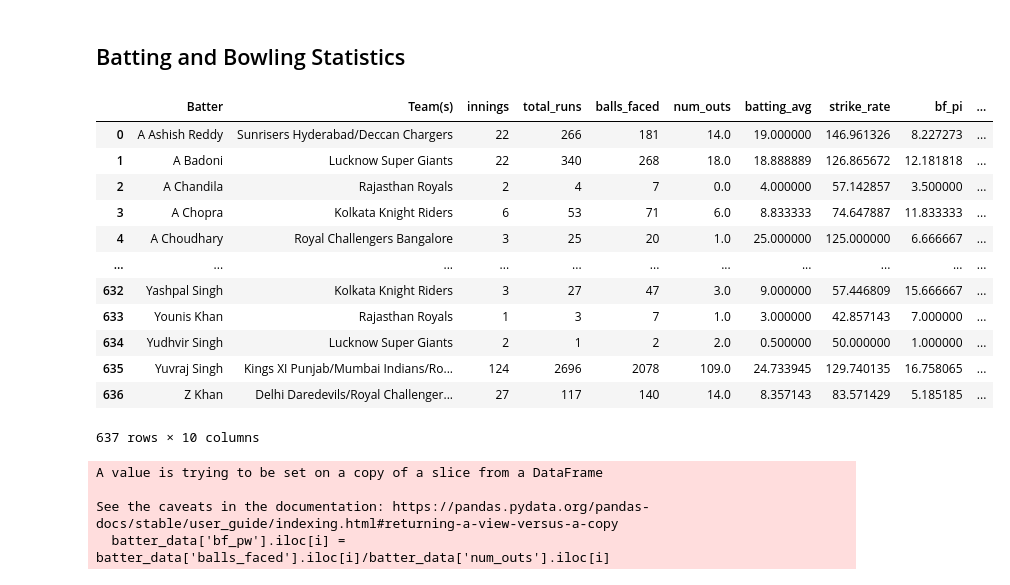
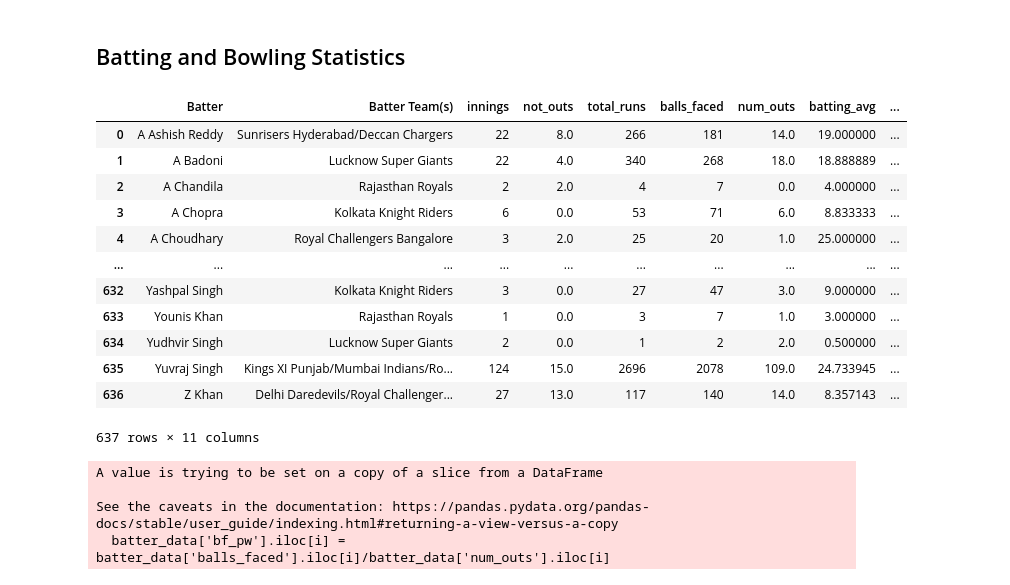
Before and after one commit to jamiewelsh25/Cricket_Data_Project, a Jupyter notebook: analysis_ipl.ipynb, the cells around one changed output. Saved outputs shown, nothing was run; the diff lists cells and outputs as text; code cells hidden in the pictures.

```diff
--- a/analysis_ipl.ipynb
+++ b/analysis_ipl.ipynb
@@ -404,50 +420,50 @@ merged = pd.merge(grouped_runs_balls, outs, on='Batter', how='left').fillna(0)
 
 # Step 4: Calculate batting average and strike rate
 merged['batting_avg'] = merged['total_runs'] / merged['num_outs'].replace(0, 1)  # handle potential division by zero
 merged['strike_rate'] = (merged['total_runs'] / merged['balls_faced']) * 100
 
 def get_batter_teams(row):
     if row['Innings'] == 1:
         team = row['Bat First']
     else:
         team = row['Bat Second']
 
     return team
 
 # Apply the get_batter_countries function to each row
-df['Batter Team'] = df.apply(get_batter_countries, axis=1)
+df['Batter Team(s)'] = df.apply(get_batter_teams, axis=1)
 
 # Step 6: Merge the bowler's country information into the merged DataFrame
-batter_team = df.groupby('Batter')['Batter Team'].unique().apply("/".join)
+batter_team = df.groupby('Batter')['Batter Team(s)'].unique().apply("/".join)
 batter_data = pd.merge(batter_team, merged, on='Batter', how='left')
 
 batter_data['bf_pw'] = batter_data['balls_faced']/batter_data['num_outs']
 batter_data['bf_pi'] = batter_data['balls_faced']/batter_data['innings']
 
-
+batter_data['not_outs'] = batter_data['innings'] - batter_data['num_outs']
 # Handle NaN values (possible division by zero scenarios)
 batter_data.fillna(0, inplace=True)
 
 
 # Reset index to have Batter as a column
-result_df = batter_data.reset_index()[['Batter', 'Batter Team', 'innings', 'total_runs', 'balls_faced', 'num_outs', 'batting_avg', 'strike_rate', 'bf_pi', 'bf_pw']]
+result_df = batter_data.reset_index()[['Batter', 'Batter Team(s)', 'innings', 'not_outs', 'total_runs', 'balls_faced', 'num_outs', 'batting_avg', 'strike_rate', 'bf_pi', 'bf_pw']]
 result_df.rename(columns={'Batter Team':'Team(s)'}, inplace=True)
 result_df.to_csv('data_files/batting_stats_ipl.csv')
 result_df
 # %% [output]
-|  | Batter | Team(s) | innings | total_runs | balls_faced | num_outs | batting_avg | strike_rate | bf_pi | ... |
-| 0 | A Ashish Reddy | Sunrisers Hyderabad/Deccan Chargers | 22 | 266 | 181 | 14.0 | 19.000000 | 146.961326 | 8.227273 | ... |
-| 1 | A Badoni | Lucknow Super Giants | 22 | 340 | 268 | 18.0 | 18.888889 | 126.865672 | 12.181818 | ... |
-| 2 | A Chandila | Rajasthan Royals | 2 | 4 | 7 | 0.0 | 4.000000 | 57.142857 | 3.500000 | ... |
-| 3 | A Chopra | Kolkata Knight Riders | 6 | 53 | 71 | 6.0 | 8.833333 | 74.647887 | 11.833333 | ... |
-| 4 | A Choudhary | Royal Challengers Bangalore | 3 | 25 | 20 | 1.0 | 25.000000 | 125.000000 | 6.666667 | ... |
-| ... | ... | ... | ... | ... | ... | ... | ... | ... | ... | ... |
-| 632 | Yashpal Singh | Kolkata Knight Riders | 3 | 27 | 47 | 3.0 | 9.000000 | 57.446809 | 15.666667 | ... |
-| 633 | Younis Khan | Rajasthan Royals | 1 | 3 | 7 | 1.0 | 3.000000 | 42.857143 | 7.000000 | ... |
-| 634 | Yudhvir Singh | Lucknow Super Giants | 2 | 1 | 2 | 2.0 | 0.500000 | 50.000000 | 1.000000 | ... |
-| 635 | Yuvraj Singh | Kings XI Punjab/Mumbai Indians/Ro... | 124 | 2696 | 2078 | 109.0 | 24.733945 | 129.740135 | 16.758065 | ... |
-| 636 | Z Khan | Delhi Daredevils/Royal Challenger... | 27 | 117 | 140 | 14.0 | 8.357143 | 83.571429 | 5.185185 | ... |
+|  | Batter | Batter Team(s) | innings | not_outs | total_runs | balls_faced | num_outs | batting_avg | ... |
+| 0 | A Ashish Reddy | Sunrisers Hyderabad/Deccan Chargers | 22 | 8.0 | 266 | 181 | 14.0 | 19.000000 | ... |
+| 1 | A Badoni | Lucknow Super Giants | 22 | 4.0 | 340 | 268 | 18.0 | 18.888889 | ... |
+| 2 | A Chandila | Rajasthan Royals | 2 | 2.0 | 4 | 7 | 0.0 | 4.000000 | ... |
+| 3 | A Chopra | Kolkata Knight Riders | 6 | 0.0 | 53 | 71 | 6.0 | 8.833333 | ... |
+| 4 | A Choudhary | Royal Challengers Bangalore | 3 | 2.0 | 25 | 20 | 1.0 | 25.000000 | ... |
+| ... | ... | ... | ... | ... | ... | ... | ... | ... | ... |
+| 632 | Yashpal Singh | Kolkata Knight Riders | 3 | 0.0 | 27 | 47 | 3.0 | 9.000000 | ... |
+| 633 | Younis Khan | Rajasthan Royals | 1 | 0.0 | 3 | 7 | 1.0 | 3.000000 | ... |
+| 634 | Yudhvir Singh | Lucknow Super Giants | 2 | 0.0 | 1 | 2 | 2.0 | 0.500000 | ... |
+| 635 | Yuvraj Singh | Kings XI Punjab/Mumbai Indians/Ro... | 124 | 15.0 | 2696 | 2078 | 109.0 | 24.733945 | ... |
+| 636 | Z Khan | Delhi Daredevils/Royal Challenger... | 27 | 13.0 | 117 | 140 | 14.0 | 8.357143 | ... |
-637 rows × 10 columns
+637 rows × 11 columns
 # %%
 import pandas as pd
 
```
Also changed, not shown: parts of 9 cells of this notebook, 5 other files.
